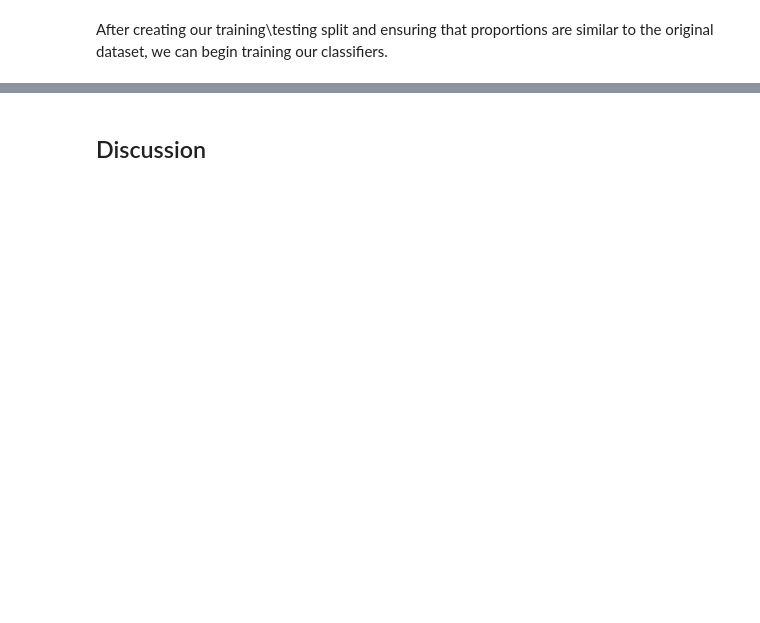
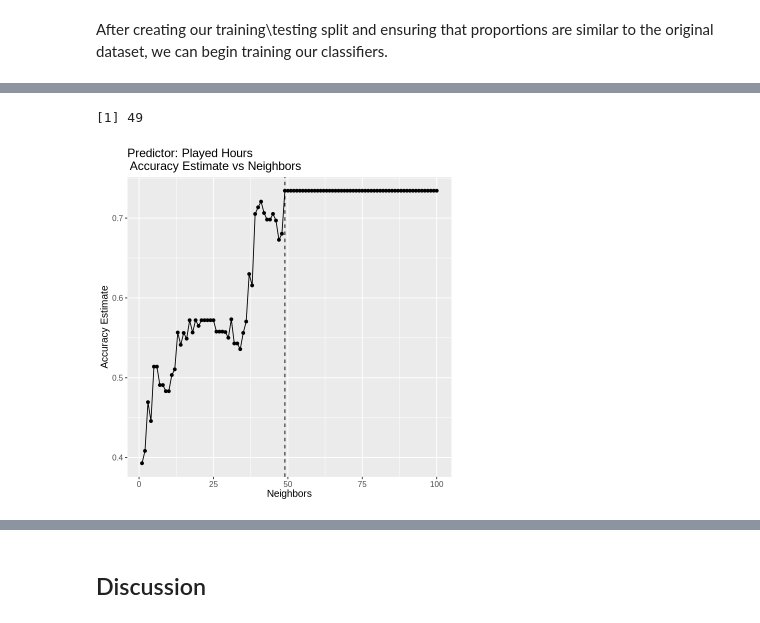
Before and after one commit to ckwok07/DSCI-100-Project-Final-Report, a Jupyter notebook: Project_Final_Report.ipynb, the cells around one changed output, grey strips where cells are left out. Cells and saved outputs as stored; diff of their text form; code cells hidden in the pictures; blank space fills up the shorter version.

```diff
--- a/Project_Final_Report.ipynb
+++ b/Project_Final_Report.ipynb
@@ -401,0 +347,35 @@ Now that we've found the most optimized `k-values` for each KNN model. We can bu
+# %%
+set.seed(1234)
+
+players_played_hours_recipe <- recipe(subscribe ~ played_hours, data = players_training) |>
+    step_scale(all_predictors()) |>
+    step_center(all_predictors())
+
+knn_played_hours_results <- workflow() |>
+    add_recipe(players_played_hours_recipe) |>
+    add_model(knn_spec) |>
+    tune_grid(resamples = players_vfold, grid = k_vals) |>
+    collect_metrics()
+
+# Filtering metrics for just accuracy
+played_hours_accuracies <- knn_played_hours_results |>
+    filter(.metric == "accuracy")
+
+# Accuracy Estimate vs Neighbors visualization.
+accuracy_vs_k_played_hours <- ggplot(played_hours_accuracies, aes(x = neighbors, y = mean)) +
+  geom_point() +
+  geom_line() +
+  geom_vline(xintercept = best_k_played_hours, linetype = "dashed") +
+  labs(title = "Predictor: Played Hours \n Accuracy Estimate vs Neighbors", x = "Neighbors", y = "Accuracy Estimate") +
+  theme(text = element_text(size = 12))
+accuracy_vs_k_played_hours
+
+# Pulling the most accurate k-value
+best_k_played_hours <- played_hours_accuracies |>
+    arrange(desc(mean)) |>
+    head(1) |>
+    pull(neighbors)
+best_k_played_hours
+# %% [output]
+[1] 49
+[figure, added]
```
Also changed, not shown: parts of 18 cells of this notebook.
